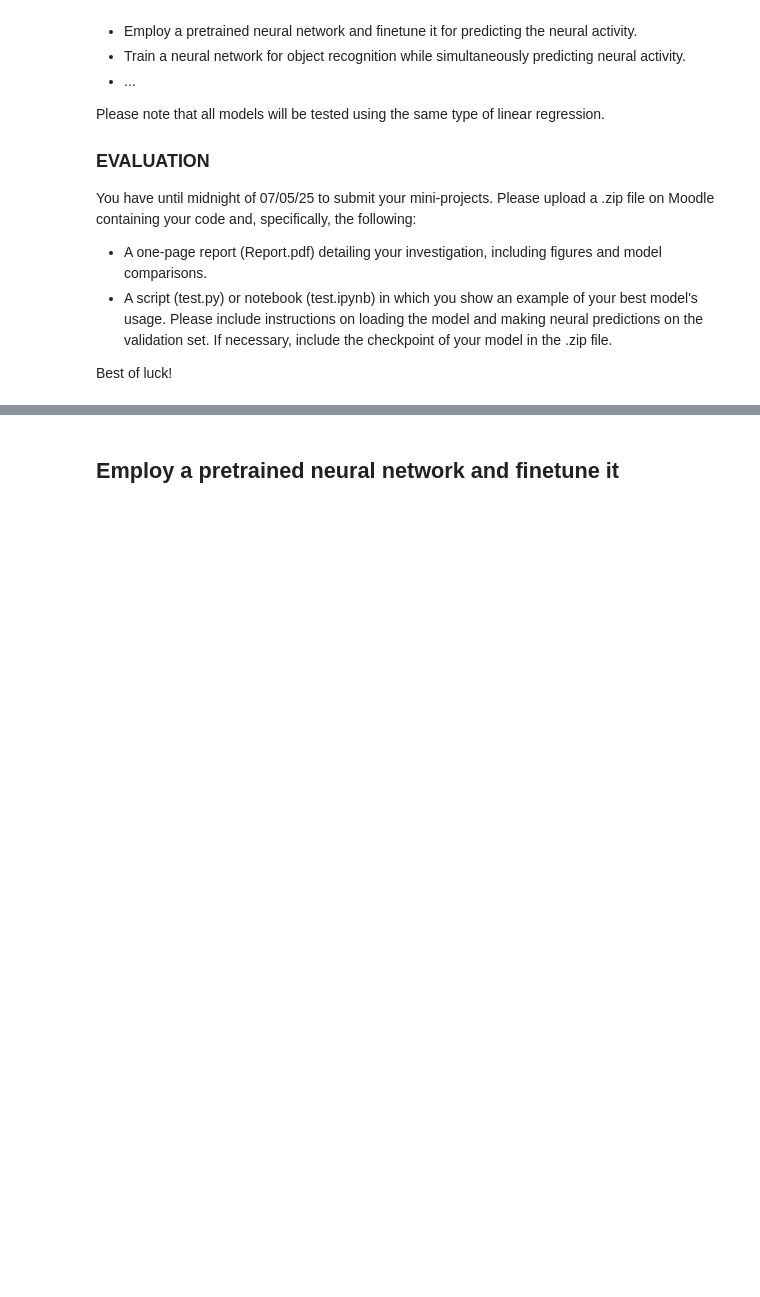
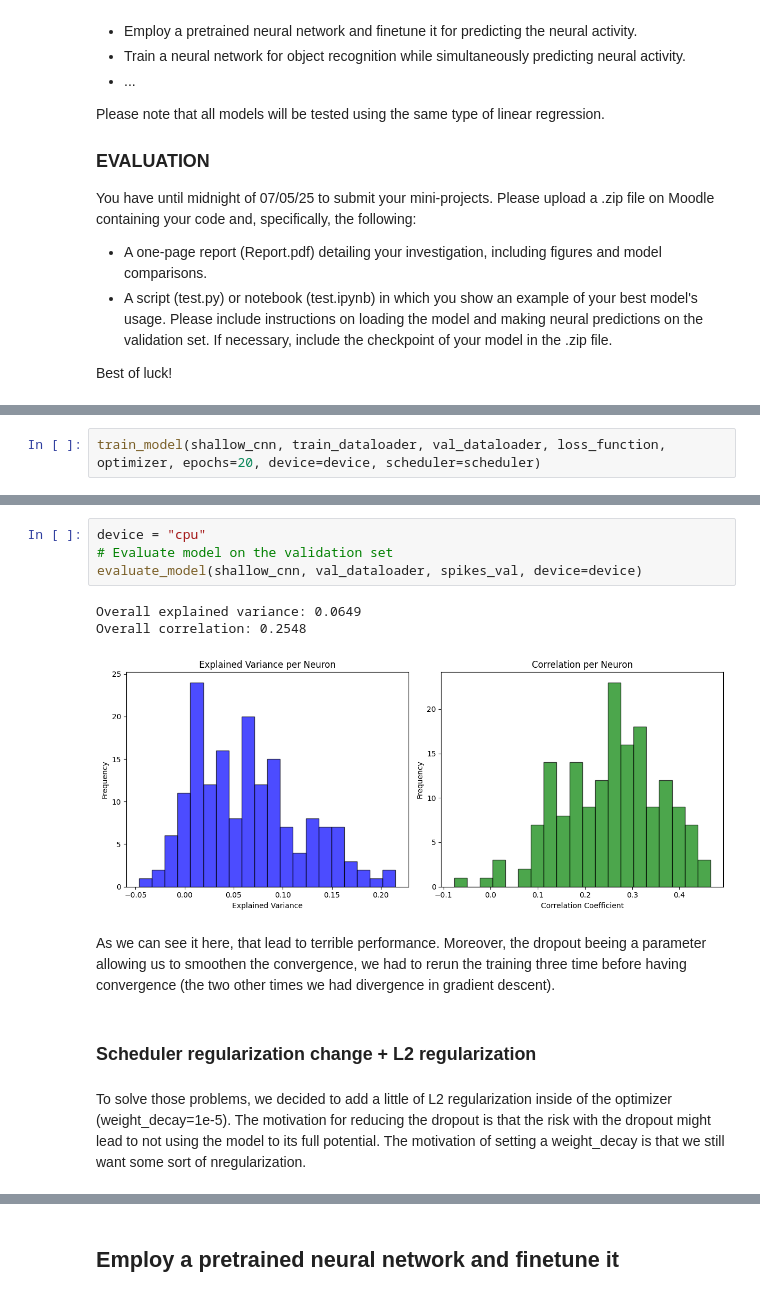
Before and after one commit to MetthewB/NX-414-Team-16, a Jupyter notebook: week8.ipynb, the cells around one changed output, grey strips where cells are left out. Drawn from its saved outputs; the diff is of its cells as text; blank space fills up the shorter version.

```diff
--- a/week8.ipynb
+++ b/week8.ipynb
@@ -190,0 +243,2 @@ optimizer = optim.Adam(model.parameters(), lr=learning_rate)
+# %%
+train_model(shallow_cnn, train_dataloader, val_dataloader, loss_function, optimizer, epochs=20, device=device, scheduler=scheduler)
@@ -190,0 +266,14 @@ optimizer = optim.Adam(model.parameters(), lr=learning_rate)
+# %%
+device = "cpu"
+# Evaluate model on the validation set
+evaluate_model(shallow_cnn, val_dataloader, spikes_val, device=device)
+# %% [output]
+Overall explained variance: 0.0649
+Overall correlation: 0.2548
+[figure, added]
+# %% [markdown]
+As we can see it here, that lead to terrible performance. Moreover, the dropout beeing a parameter allowing us to smoothen the convergence, we had to rerun the training three time before having convergence (the two other times we had divergence in gradient descent).
+# %% [markdown]
+### Scheduler regularization change + L2 regularization
+# %% [markdown]
+To solve those problems, we decided to add a little of L2 regularization inside of the optimizer (weight_decay=1e-5). The motivation for reducing the dropout is that the risk with the dropout might lead to not using the model to its full potential. The motivation of setting a weight_decay is that we still want some sort of nregularization.
```
Also changed, not shown: parts of 24 cells of this notebook, 2 other files.
